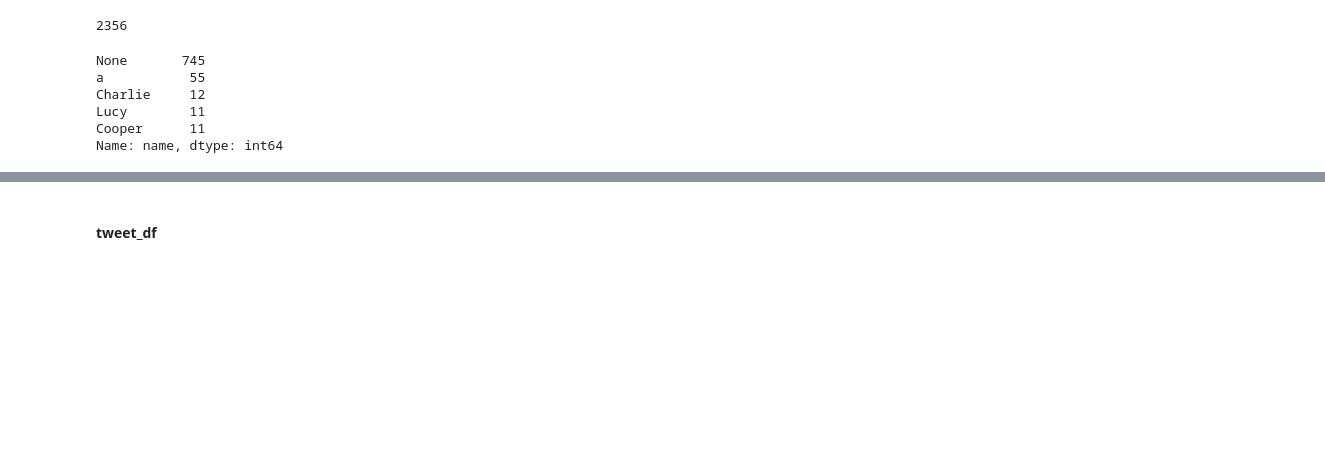
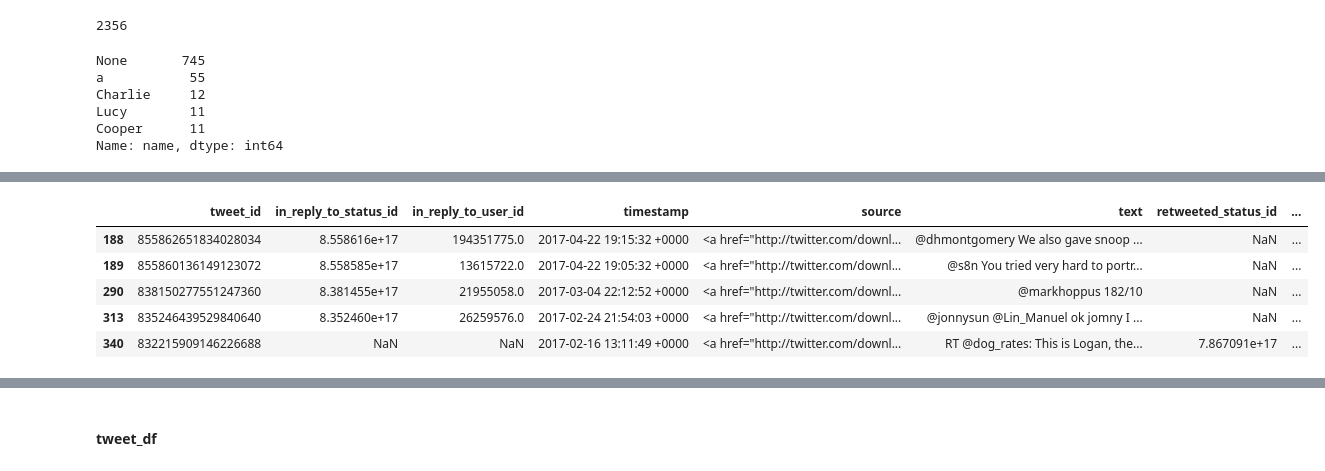
Before and after one commit to herrfeder/DataAnalyst, a Jupyter notebook: 04_project_wrangle_and_analyze_data/wrangle_act.ipynb, the cells around one changed output, grey strips where cells are left out. Drawn from its saved outputs; the diff is of its cells as text; code cells hidden in the pictures; blank space fills up the shorter version.

```diff
--- a/04_project_wrangle_and_analyze_data/wrangle_act.ipynb
+++ b/04_project_wrangle_and_analyze_data/wrangle_act.ipynb
@@ -189,0 +202,9 @@ Name: name, dtype: int64
+# %%
+wrd_df[wrd_df['rating_numerator'] > 30][:5]
+# %% [output]
+|  | tweet_id | in_reply_to_status_id | in_reply_to_user_id | timestamp | source | text | retweeted_status_id | ... |
+| 188 | 855862651834028034 | 8.558616e+17 | 194351775.0 | 2017-04-22 19:15:32 +0000 | <a href="http://twitter.com/downl... | @dhmontgomery We also gave snoop ... | NaN | ... |
+| 189 | 855860136149123072 | 8.558585e+17 | 13615722.0 | 2017-04-22 19:05:32 +0000 | <a href="http://twitter.com/downl... | @s8n You tried very hard to portr... | NaN | ... |
+| 290 | 838150277551247360 | 8.381455e+17 | 21955058.0 | 2017-03-04 22:12:52 +0000 | <a href="http://twitter.com/downl... | @markhoppus 182/10 | NaN | ... |
+| 313 | 835246439529840640 | 8.352460e+17 | 26259576.0 | 2017-02-24 21:54:03 +0000 | <a href="http://twitter.com/downl... | @jonnysun @Lin_Manuel ok jomny I ... | NaN | ... |
+| 340 | 832215909146226688 | NaN | NaN | 2017-02-16 13:11:49 +0000 | <a href="http://twitter.com/downl... | RT @dog_rates: This is Logan, the... | 7.867091e+17 | ... |
```
Also changed, not shown: parts of 69 cells of this notebook, 3 other files.
